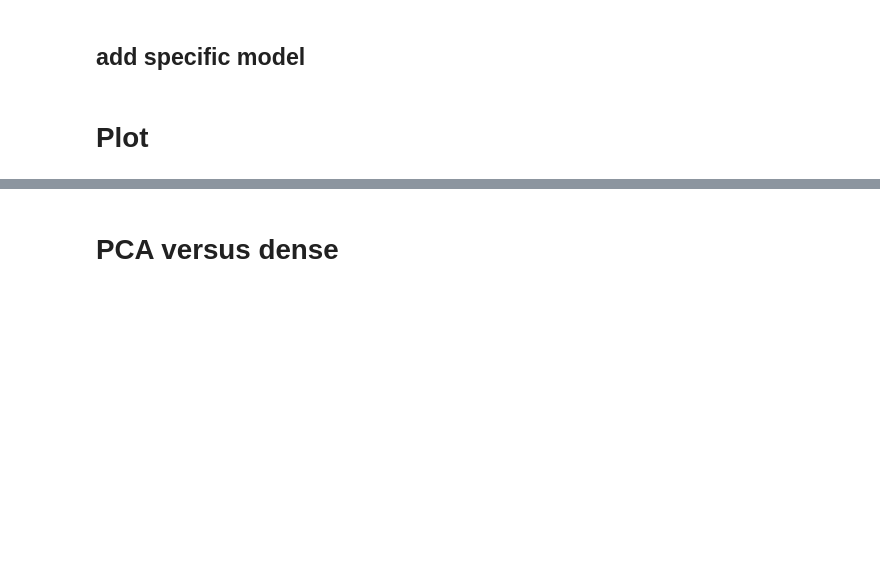
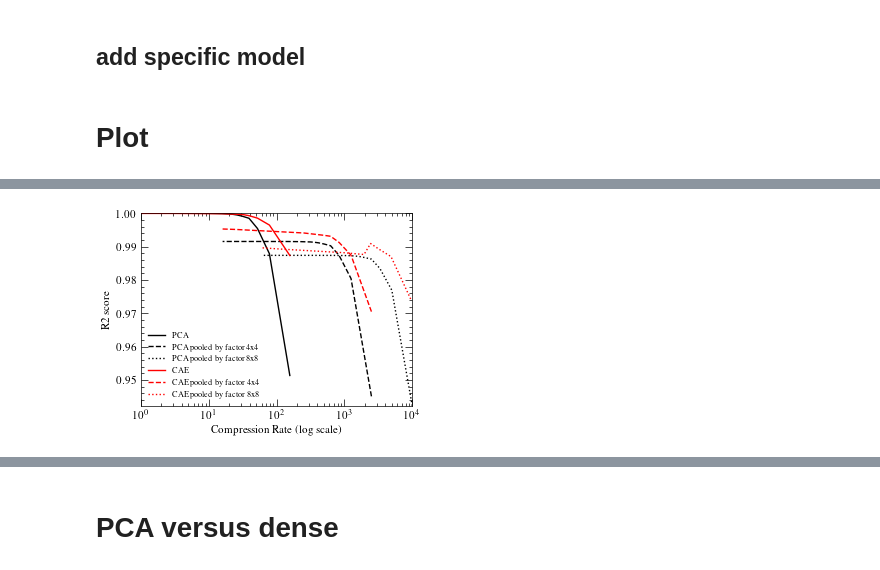
Before and after one commit to CIA-Oceanix/FASCINATION, a Jupyter notebook: notebooks/metrics_AE_3D.ipynb, the cells around one changed output, grey strips where cells are left out. Cells and saved outputs as stored; diff of their text form; code cells hidden in the pictures; blank space fills up the shorter version.

```diff
--- a/notebooks/metrics_AE_3D.ipynb
+++ b/notebooks/metrics_AE_3D.ipynb
@@ -697,0 +667,84 @@ if save_fig:
+# %%
+save_fig = False
+
+fig, ax = plt.subplots(figsize=(3.5, 2.5))  # Create a figure and axis
+
+
+colors = plt.rcParams['axes.prop_cycle'].by_key()['color']
+colors = ['k', 'r', 'b', 'g']
+linestyles = plt.rcParams['axes.prop_cycle'].by_key().get('linestyle', ['-'])*2
+markers = plt.rcParams['axes.prop_cycle'].by_key().get('marker', ['o'])*10
+
+i = 0
+c = 0
+pca_layer = [0,2,3]
+for n in pca_layer:
+    if n == 0:
+        label = "PCA"
+    else:
+        label = f"PCA pooled by factor {2**n}x{2**n}"
+
+    ax.plot(pca_cr_dict[f"Pool_upsample_{n}_layers"], pca_rmse_dict["R2_score"][f"Pool_upsample_{n}_layers"].values(), color=colors[c], ls=linestyles[i], label=label)
+    i += 1
+
+i = 0
+last_model = "PCA"
+
+layer_cr_sorted_ae_rmse_dict = sorted(cr_sorted_ae_rmse_dict["R2_score"].keys())
+
+
+for n, model in enumerate(layer_cr_sorted_ae_rmse_dict):
+
+    # if " 4" in model or "copy" in model or "HROR2_score" in model:
+    #     continue
+
+    if model[:3] != last_model:
+        i = 0
+        c = c+1
+
+
+    if model == "CNN no pooling":
+        label = "CAE"
+    else:
+        label = model.replace("CNN", "CAE")
+
+    if len(cr_sorted_ae_rmse_dict["R2_score"][model][0]) == 1:
+        ax.scatter(cr_sorted_ae_rmse_dict["R2_score"][model][0], cr_sorted_ae_rmse_dict["R2_score"][model][1], color=colors[c], marker=markers[i], s=80, label=f"{model}")
+        ax.hlines(cr_sorted_ae_rmse_dict["R2_score"][model][1], xmin=0, xmax=cr_sorted_ae_rmse_dict["R2_score"][model][0], colors=colors[c], linestyles='dashed')
+        ax.vlines(cr_sorted_ae_rmse_dict["R2_score"][model][0], ymin=0, ymax=cr_sorted_ae_rmse_dict["R2_score"][model][1], colors=colors[c], linestyles='dashed')
+        i += 1
+    else:
+        ax.plot(cr_sorted_ae_rmse_dict["R2_score"][model][0], cr_sorted_ae_rmse_dict["R2_score"][model][1], c=colors[c], ls=linestyles[i], label=label)
+        i += 1
+
+    last_model = model[:3]
+
+
+fontsize = 8
+ax.autoscale(tight=True)
+ax.set_ylabel("R2 score", fontsize=fontsize)
+ax.set_xlabel("Compression Rate (log scale)", fontsize=fontsize)
+ax.set_xscale("log")
+
+
+tick_labelsize = 8
+tick_length = 5
+
+ax.tick_params(axis='both', which='major', labelsize=tick_labelsize, length=tick_length)  # Major ticks
+ax.tick_params(axis='both', which='minor', labelsize=tick_labelsize - 2, length=tick_length / 2)  # Minor ticks
+
+
+legend_fontsize = 6
+ax.legend(prop={'size': legend_fontsize})
+
+
+
+
+if save_fig:
+    fig_title = "RMSE R2_score per CR 3 layers no HROR2_score"
+    save_name = fig_title.replace(" ", "_").replace(",", "").replace("\n", "_").replace(":", "")
+    fig.savefig(f"imgs/{save_name}.png", dpi=300, bbox_inches='tight')
+
+# ax.autoscale(tight=True)  # Optional: Adjust axis limits tightly
+# %% [output]
+[figure, added]
```
Also changed, not shown: parts of 33 cells of this notebook, 28 other files.
